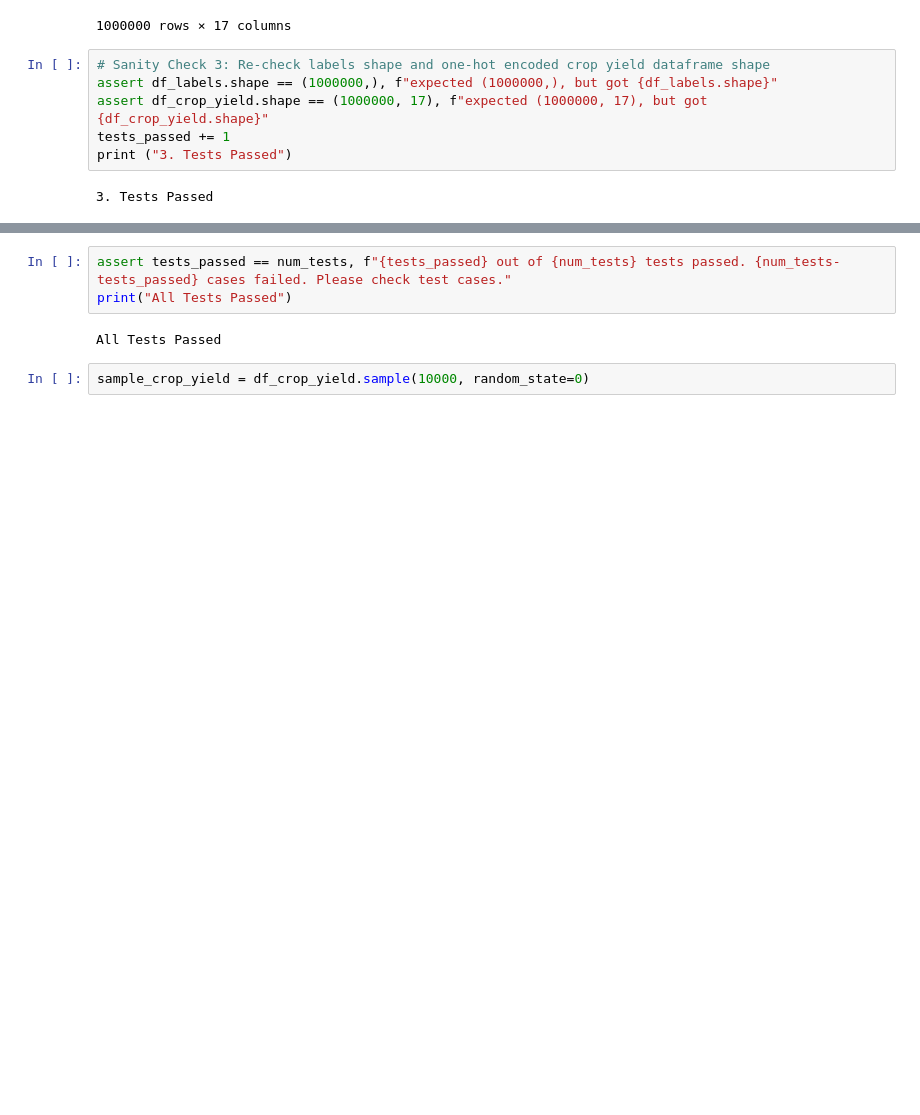
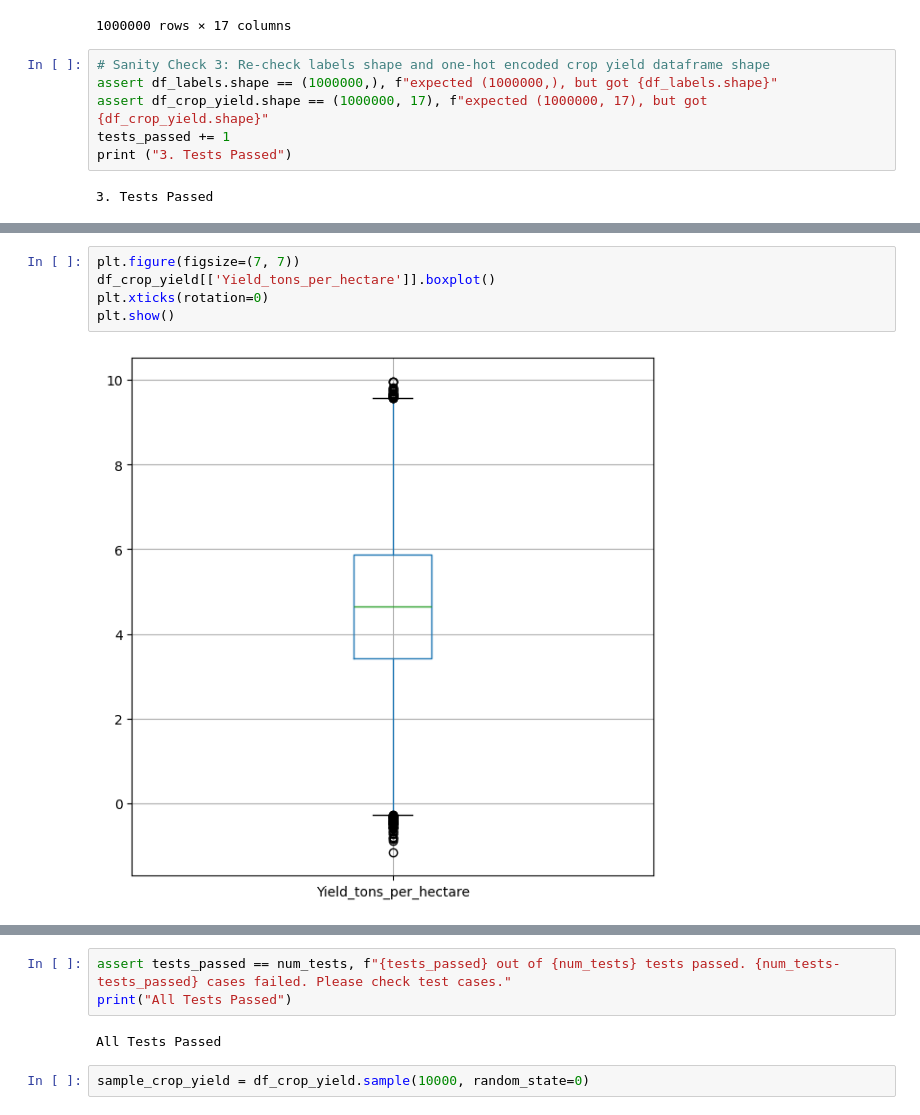
Before and after one commit to BlueJayVRStudio/CSCA5632_final, a Jupyter notebook: UnsupervisedLearningProject.ipynb, the cells around one changed output, grey strips where cells are left out. Drawn from its saved outputs; the diff is of its cells as text; blank space fills up the shorter version.

```diff
--- a/UnsupervisedLearningProject.ipynb
+++ b/UnsupervisedLearningProject.ipynb
@@ -167,0 +214,7 @@ print ("3. Tests Passed")
+# %%
+plt.figure(figsize=(7, 7))
+df_crop_yield[['Yield_tons_per_hectare']].boxplot()
+plt.xticks(rotation=0)
+plt.show()
+# %% [output]
+[figure, added]
```
Also changed, not shown: parts of 16 cells of this notebook.
